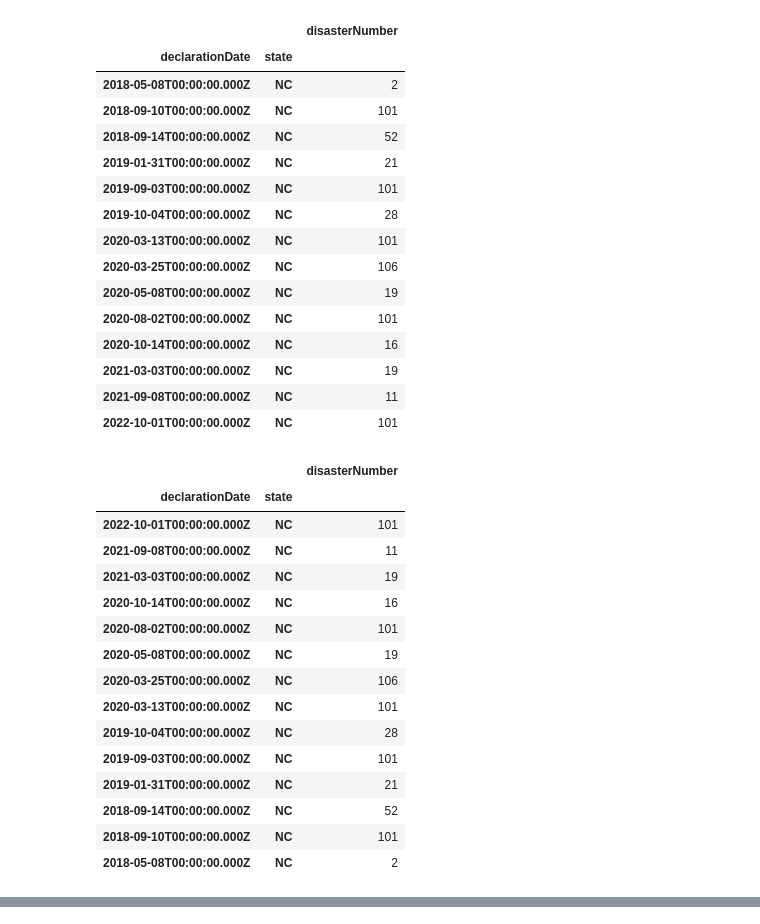
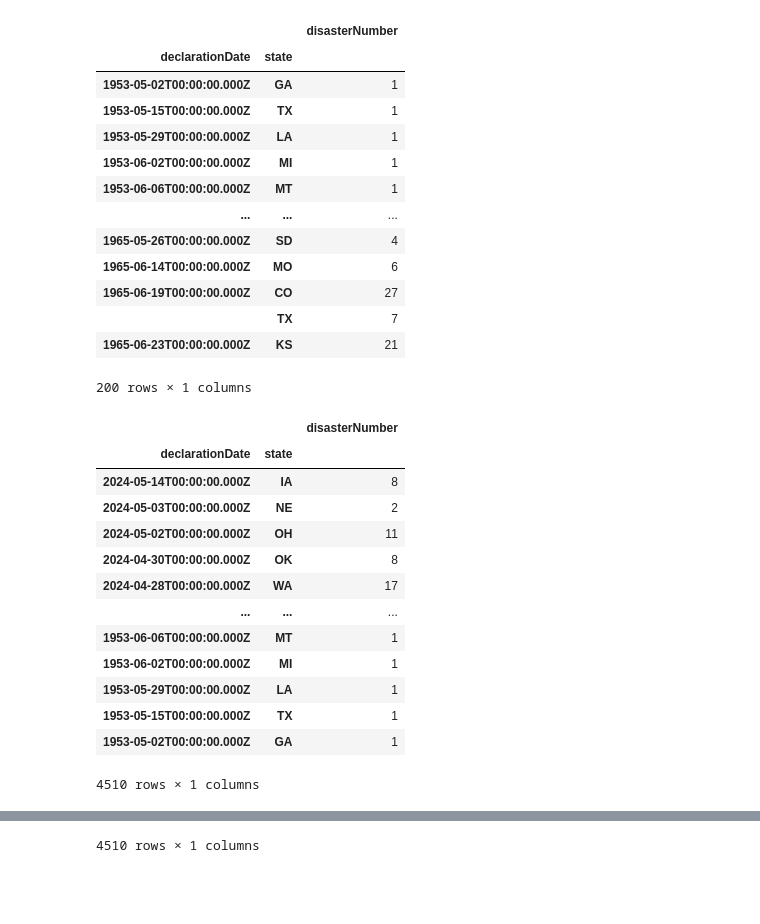
Before and after one commit to mikeszumski/Project_One_Repo, a Jupyter notebook: FEMADataAnalysis.ipynb, the cells around one changed output, grey strips where cells are left out. Saved outputs shown, nothing was run; the diff lists cells and outputs as text; code cells hidden in the pictures; blank space fills up the shorter version.

```diff
--- a/FEMADataAnalysis.ipynb
+++ b/FEMADataAnalysis.ipynb
@@ -14,0 +39,6 @@ disasterDeclarationSummariesJson = disasterDeclarationSummaries.json()
+# %%
+baseUrl = "https://www.fema.gov/api/open/v2/DisasterDeclarationsSummaries?"
+top = 10000
+# %%
+linecount = getRecordCount(baseUrl)
+print(linecount)
@@ -14,0 +48,5 @@ disasterDeclarationSummariesJson = disasterDeclarationSummaries.json()
+# %%
+print(" Line Count :", linecount)
+print(" Top : ",top)
+loopNum= math.ceil(linecount/top)
+print(" Number of Loops : ",loopNum)
@@ -15,4 +57,6 @@ disasterDeclarationSummariesJson = disasterDeclarationSummaries.json()
 # %%
-#Print data in JSON format to inspect. There are 25 attributes
-print(json.dumps(disasterDeclarationSummariesJson,indent=4))
+disasterDeclarationSummariesDataFrame = pd.DataFrame()
+disasterDeclarationSummariesDataFrame = getDelcationSummaryDataFrame(baseUrl, disasterDeclarationSummariesDataFrame, loopNum, top)
+print(" SIZE OF DATAFRAME : ", disasterDeclarationSummariesDataFrame.shape)
+disasterDeclarationSummariesDataFrame.head()
 # %% [output]
@@ -114,42 +163,38 @@ Name: disasterNumber, dtype: int64
 # %%
 # PIVOT Table that shows the Date/State and Count
-disasterPivot = pd.pivot_table(disasterDF,values=['disasterNumber'],index=['declarationDate','state'],aggfunc={'disasterNumber':'count'})
+disasterPivot = pd.pivot_table(disasterDeclarationSummariesDataFrame,values=['disasterNumber'],index=['declarationDate','state'],aggfunc={'disasterNumber':'count'})
 disasterPivot.shape
 display(disasterPivot.head(200))
 display(disasterPivot.sort_values('declarationDate',ascending=False))
 disasterPivot.sort_values('disasterNumber',ascending=False)
 # %% [output]
 |  |  | disasterNumber |
 | declarationDate | state |  |
-| 2018-05-08T00:00:00.000Z | NC | 2 |
-| 2018-09-10T00:00:00.000Z | NC | 101 |
-| 2018-09-14T00:00:00.000Z | NC | 52 |
-| 2019-01-31T00:00:00.000Z | NC | 21 |
-| 2019-09-03T00:00:00.000Z | NC | 101 |
-| 2019-10-04T00:00:00.000Z | NC | 28 |
-| 2020-03-13T00:00:00.000Z | NC | 101 |
-| 2020-03-25T00:00:00.000Z | NC | 106 |
-| 2020-05-08T00:00:00.000Z | NC | 19 |
-| 2020-08-02T00:00:00.000Z | NC | 101 |
-| 2020-10-14T00:00:00.000Z | NC | 16 |
-| 2021-03-03T00:00:00.000Z | NC | 19 |
-| 2021-09-08T00:00:00.000Z | NC | 11 |
-| 2022-10-01T00:00:00.000Z | NC | 101 |
+| 1953-05-02T00:00:00.000Z | GA | 1 |
+| 1953-05-15T00:00:00.000Z | TX | 1 |
+| 1953-05-29T00:00:00.000Z | LA | 1 |
+| 1953-06-02T00:00:00.000Z | MI | 1 |
+| 1953-06-06T00:00:00.000Z | MT | 1 |
+| ... | ... | ... |
+| 1965-05-26T00:00:00.000Z | SD | 4 |
+| 1965-06-14T00:00:00.000Z | MO | 6 |
+| 1965-06-19T00:00:00.000Z | CO | 27 |
+|  | TX | 7 |
+| 1965-06-23T00:00:00.000Z | KS | 21 |
+200 rows × 1 columns
 |  |  | disasterNumber |
 | declarationDate | state |  |
-| 2022-10-01T00:00:00.000Z | NC | 101 |
-| 2021-09-08T00:00:00.000Z | NC | 11 |
-| 2021-03-03T00:00:00.000Z | NC | 19 |
-| 2020-10-14T00:00:00.000Z | NC | 16 |
-| 2020-08-02T00:00:00.000Z | NC | 101 |
-| 2020-05-08T00:00:00.000Z | NC | 19 |
-| 2020-03-25T00:00:00.000Z | NC | 106 |
-| 2020-03-13T00:00:00.000Z | NC | 101 |
-| 2019-10-04T00:00:00.000Z | NC | 28 |
-| 2019-09-03T00:00:00.000Z | NC | 101 |
-| 2019-01-31T00:00:00.000Z | NC | 21 |
-| 2018-09-14T00:00:00.000Z | NC | 52 |
-| 2018-09-10T00:00:00.000Z | NC | 101 |
-| 2018-05-08T00:00:00.000Z | NC | 2 |
+| 2024-05-14T00:00:00.000Z | IA | 8 |
+| 2024-05-03T00:00:00.000Z | NE | 2 |
+| 2024-05-02T00:00:00.000Z | OH | 11 |
+| 2024-04-30T00:00:00.000Z | OK | 8 |
+| 2024-04-28T00:00:00.000Z | WA | 17 |
+| ... | ... | ... |
+| 1953-06-06T00:00:00.000Z | MT | 1 |
+| 1953-06-02T00:00:00.000Z | MI | 1 |
+| 1953-05-29T00:00:00.000Z | LA | 1 |
+| 1953-05-15T00:00:00.000Z | TX | 1 |
+| 1953-05-02T00:00:00.000Z | GA | 1 |
+4510 rows × 1 columns
 |  |  | disasterNumber |
 | declarationDate | state |  |
@@ -170 +212,2 @@ disasterPivot.sort_values('disasterNumber',ascending=False)
+4510 rows × 1 columns
 # %%
```
Also changed, not shown: parts of 43 cells of this notebook.
